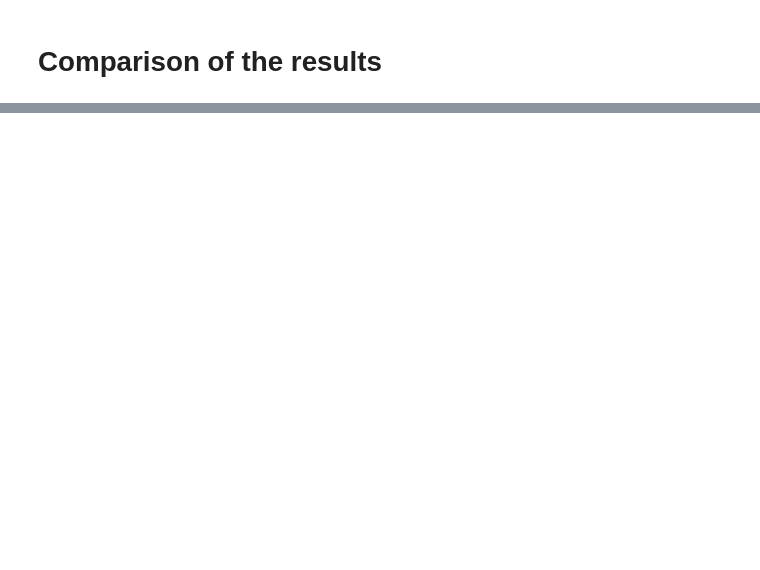
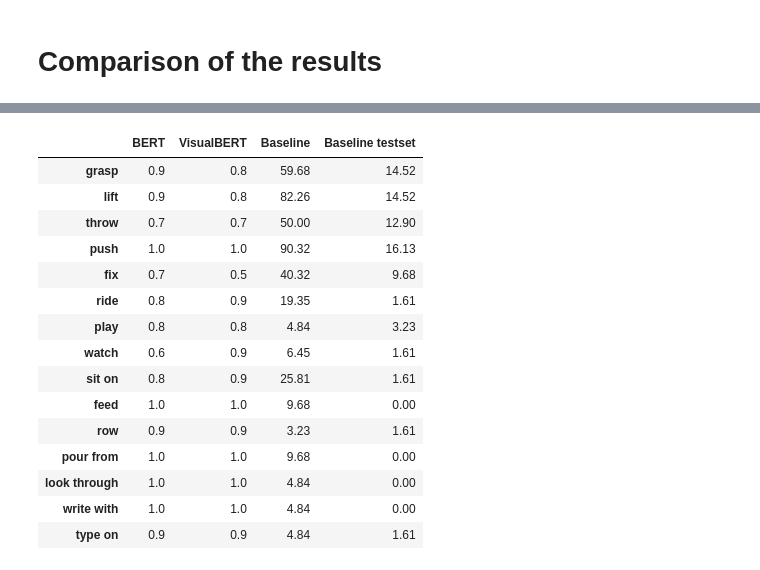
Before and after one commit to boattown/aics-course-project, a Jupyter notebook: code/test.ipynb, the cells around one changed output, grey strips where cells are left out. Saved outputs shown, nothing was run; the diff lists cells and outputs as text; code cells hidden in the pictures; blank space fills up the shorter version.

Commit message:
Continue with test.ipynb

```diff
--- a/code/test.ipynb
+++ b/code/test.ipynb
@@ -189,5 +251,4 @@ visual_bert_probe.load_state_dict(torch.load("model_visual_bert_probe|epochs_200
 # %%
-visual_bert_probe = visual_bert_probe.to(device)
 test_loss = 0
 criterion = nn.NLLLoss()
 visual_bert_probe.eval()
@@ -205,9 +266,9 @@ fn_visual_bert = 0
 
 for i, batch in enumerate(test_dataloader):
 
-    obj = batch[2]
-    affordance = batch[3]
-    target = batch[4]
+    obj = batch[0].to(device)
+    affordance = batch[1].to(device)
+    target = batch[2].to(device)
 
     with torch.no_grad():
 
@@ -224,9 +285,9 @@ for i, batch in enumerate(test_dataloader):
         correct += float(sum(correct_predictions))
 
         # Calculate per word accuracy
-        object_indices = batch[5].tolist()
+        object_indices = batch[3].tolist()
         objects = [index_to_word[i] for i in object_indices]
-        affordance_indices = batch[6].tolist()
+        affordance_indices = batch[4].tolist()
         affordances = [index_to_word[i] for i in affordance_indices]
 
         for n,word in enumerate(objects):
@@ -310,0 +432,15 @@ with torch.no_grad():
+# %%
+baseline_dict_affordances_test = dict.fromkeys(unique_affordances, 0)
+
+for index, row in df.iterrows():
+    if row['Object'] in per_object_accuracy_bert_probe.keys():
+        for k in baseline_dict_affordances_test.keys():
+            baseline_dict_affordances_test[k] += row[k]
+
+baseline_total_affordances = 0
+for k,v in baseline_dict_affordances_test.items():
+    baseline_dict_affordances_test[k] = np.round((v * 100)/62, 2)
+    baseline_total_affordances += v
+
+baseline_total_affordances = np.round((baseline_total_affordances/(15*62))*100,2)
+print(f'{100-baseline_total_objects} %')
@@ -310,0 +467,2 @@ with torch.no_grad():
+# %%
+results = {'BERT':list(per_affordance_accuracy_bert_probe.values()), 'VisualBERT':list(per_affordance_accuracy_visual_bert_probe.values()), 'Baseline':list(baseline_dict_affordances.values()), 'Baseline testset':baseline_dict_affordances_test}
@@ -310,0 +489,21 @@ with torch.no_grad():
+# %%
+df_results = pd.DataFrame(results, index=list(per_affordance_accuracy_bert_probe.keys()))
+# %%
+df_results
+# %% [output]
+|  | BERT | VisualBERT | Baseline | Baseline testset |
+| grasp | 0.9 | 0.8 | 59.68 | 14.52 |
+| lift | 0.9 | 0.8 | 82.26 | 14.52 |
+| throw | 0.7 | 0.7 | 50.00 | 12.90 |
+| push | 1.0 | 1.0 | 90.32 | 16.13 |
+| fix | 0.7 | 0.5 | 40.32 | 9.68 |
+| ride | 0.8 | 0.9 | 19.35 | 1.61 |
+| play | 0.8 | 0.8 | 4.84 | 3.23 |
+| watch | 0.6 | 0.9 | 6.45 | 1.61 |
+| sit on | 0.8 | 0.9 | 25.81 | 1.61 |
+| feed | 1.0 | 1.0 | 9.68 | 0.00 |
+| row | 0.9 | 0.9 | 3.23 | 1.61 |
+| pour from | 1.0 | 1.0 | 9.68 | 0.00 |
+| look through | 1.0 | 1.0 | 4.84 | 0.00 |
+| write with | 1.0 | 1.0 | 4.84 | 0.00 |
+| type on | 0.9 | 0.9 | 4.84 | 1.61 |
```
Also changed, not shown: parts of 25 cells of this notebook, 5 other files.
